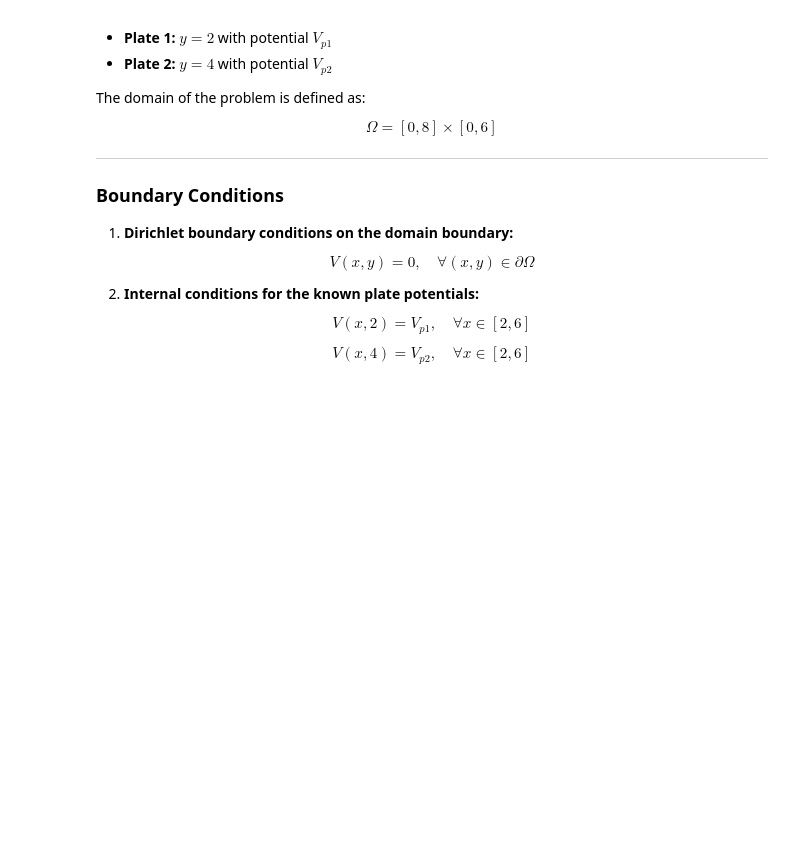
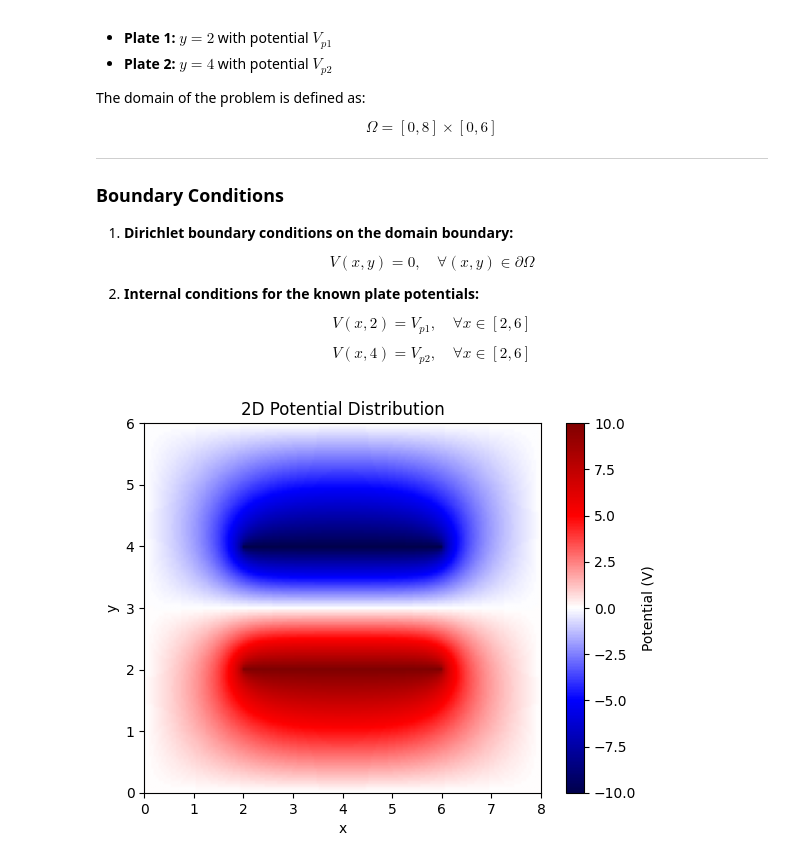
Before and after one commit to Andrecs05/Numerical_methods_for_PDEs_2025-2_Andres_Amelia_Melany, a Jupyter notebook: Miniproyecto2/Laplace.ipynb, the cells around one changed output. Cells and saved outputs as stored; diff of their text form; code cells hidden in the pictures; blank space fills up the shorter version.

Commit message:
:sparkles: Add boundary condition restrictions and plot

```diff
--- a/Miniproyecto2/Laplace.ipynb
+++ b/Miniproyecto2/Laplace.ipynb
@@ -56,33 +56,68 @@ $$
 # %%
 import numpy as np
 import matplotlib.pyplot as plt
+from utilities2 import boundary_conditions, plot_solution
 
 
 # Domain parameters
 X = 8
 Y = 6
 
 # Boundary conditions
 Vp1 = 10
 Vp2 = -10
 
-h = 0.1 # Grid spacing
+h = 0.05 # Grid spacing
 n_x_nodes = int(X / h) + 1 # Number of nodes in x direction
 n_y_nodes = int(Y / h) + 1 # Number of nodes in y direction
 N = n_x_nodes - 1 # Number of elements in x direction
 M = n_y_nodes - 1 # Number of elements in y direction
 
 array_size = n_x_nodes*n_y_nodes # Size of the system
 
 A = np.zeros((array_size, array_size)) # Coefficient matrix
 
 for p in range(1, array_size-1): # Loop over all internal nodes
     A[p, p+1] = 1
     A[p, p-1] = 1
     A[p, p] = -4
     if p-(N+1) > 0: # Avoid out-of-bounds access (negative index)
         A[p, p-(N+1)] = 1
     if p+(N+1) < array_size: # Avoid out-of-bounds access (index too large)
         A[p, p+(N+1)] = 1
 
 b = np.zeros(array_size) # Right-hand side vector
+
+for i in range(n_x_nodes): # Apply boundary conditions on the top and bottom
+    p_b = i
+    p_t = i + M * (N + 1)
+    u = 0
+    A, b = boundary_conditions(p_b, u, A, b)
+    A, b = boundary_conditions(p_t, u, A, b)
+
+for j in range(n_y_nodes): # Apply boundary conditions on the left and right
+    p_l = j * (N + 1)
+    p_r = N + j * (N + 1)
+    u = 0
+    A, b = boundary_conditions(p_l, u, A, b)
+    A, b = boundary_conditions(p_r, u, A, b)
+
+# Apply boundary conditions on the plates
+y_plate1 = int(2/h)
+y_plate2 = int(4/h)
+
+for i in range(int(2/h), int(6/h) + 1):
+    p1 = i + y_plate1 * (N+ 1)
+    u1 = Vp1
+    p2 = i + y_plate2 * (N+ 1)
+    u2 = Vp2
+    A, b = boundary_conditions(p1, u1, A, b)
+    A, b = boundary_conditions(p2, u2, A, b)
+
+# Solve the system of equations
+V = np.linalg.solve(A,b)
+
+# Plot the solution
+plot_solution(V , n_x_nodes, n_y_nodes, X, Y)
+# %% [output]
+[figure, added]
```
Also changed, not shown: 1 other file.
